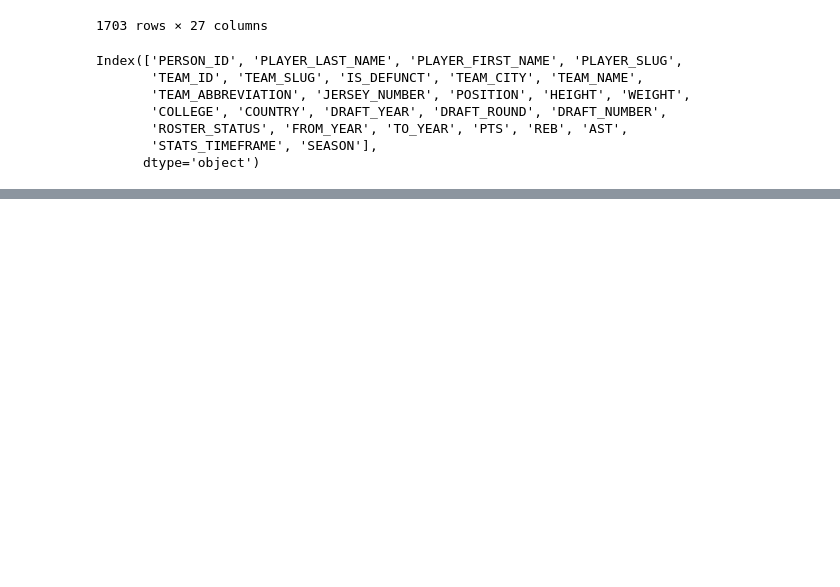
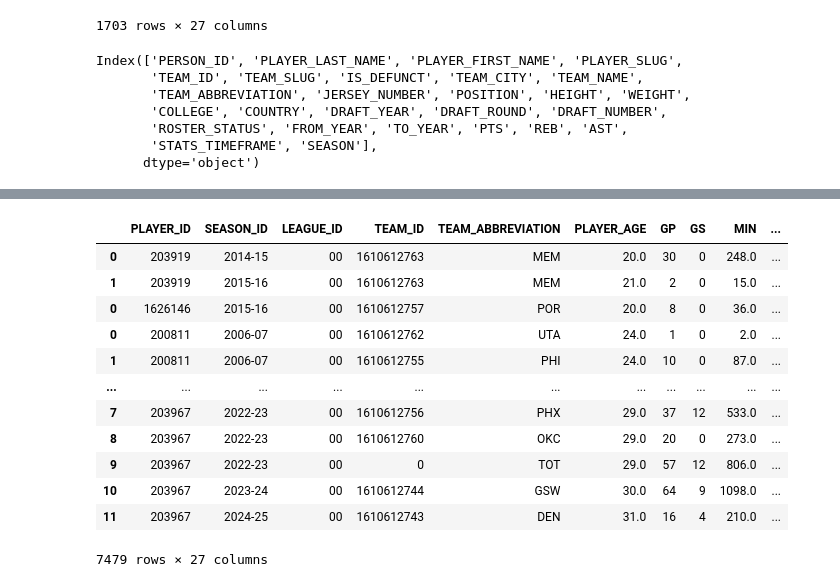
Before and after one commit to jochennn/NBA-fake-awards, a Jupyter notebook: nba_player_scrape_15_25.ipynb, the cells around one changed output, grey strips where cells are left out. Saved outputs shown, nothing was run; the diff lists cells and outputs as text; code cells hidden in the pictures; blank space fills up the shorter version.

```diff
--- a/nba_player_scrape_15_25.ipynb
+++ b/nba_player_scrape_15_25.ipynb
@@ -93,0 +94,16 @@ Could not get stats for player ID 203104
+# %%
+season_stats
+# %% [output]
+|  | PLAYER_ID | SEASON_ID | LEAGUE_ID | TEAM_ID | TEAM_ABBREVIATION | PLAYER_AGE | GP | GS | MIN | ... |
+| 0 | 203919 | 2014-15 | 00 | 1610612763 | MEM | 20.0 | 30 | 0 | 248.0 | ... |
+| 1 | 203919 | 2015-16 | 00 | 1610612763 | MEM | 21.0 | 2 | 0 | 15.0 | ... |
+| 0 | 1626146 | 2015-16 | 00 | 1610612757 | POR | 20.0 | 8 | 0 | 36.0 | ... |
+| 0 | 200811 | 2006-07 | 00 | 1610612762 | UTA | 24.0 | 1 | 0 | 2.0 | ... |
+| 1 | 200811 | 2006-07 | 00 | 1610612755 | PHI | 24.0 | 10 | 0 | 87.0 | ... |
+| ... | ... | ... | ... | ... | ... | ... | ... | ... | ... | ... |
+| 7 | 203967 | 2022-23 | 00 | 1610612756 | PHX | 29.0 | 37 | 12 | 533.0 | ... |
+| 8 | 203967 | 2022-23 | 00 | 1610612760 | OKC | 29.0 | 20 | 0 | 273.0 | ... |
+| 9 | 203967 | 2022-23 | 00 | 0 | TOT | 29.0 | 57 | 12 | 806.0 | ... |
+| 10 | 203967 | 2023-24 | 00 | 1610612744 | GSW | 30.0 | 64 | 9 | 1098.0 | ... |
+| 11 | 203967 | 2024-25 | 00 | 1610612743 | DEN | 31.0 | 16 | 4 | 210.0 | ... |
+7479 rows × 27 columns
```
Also changed, not shown: parts of 18 cells of this notebook.
